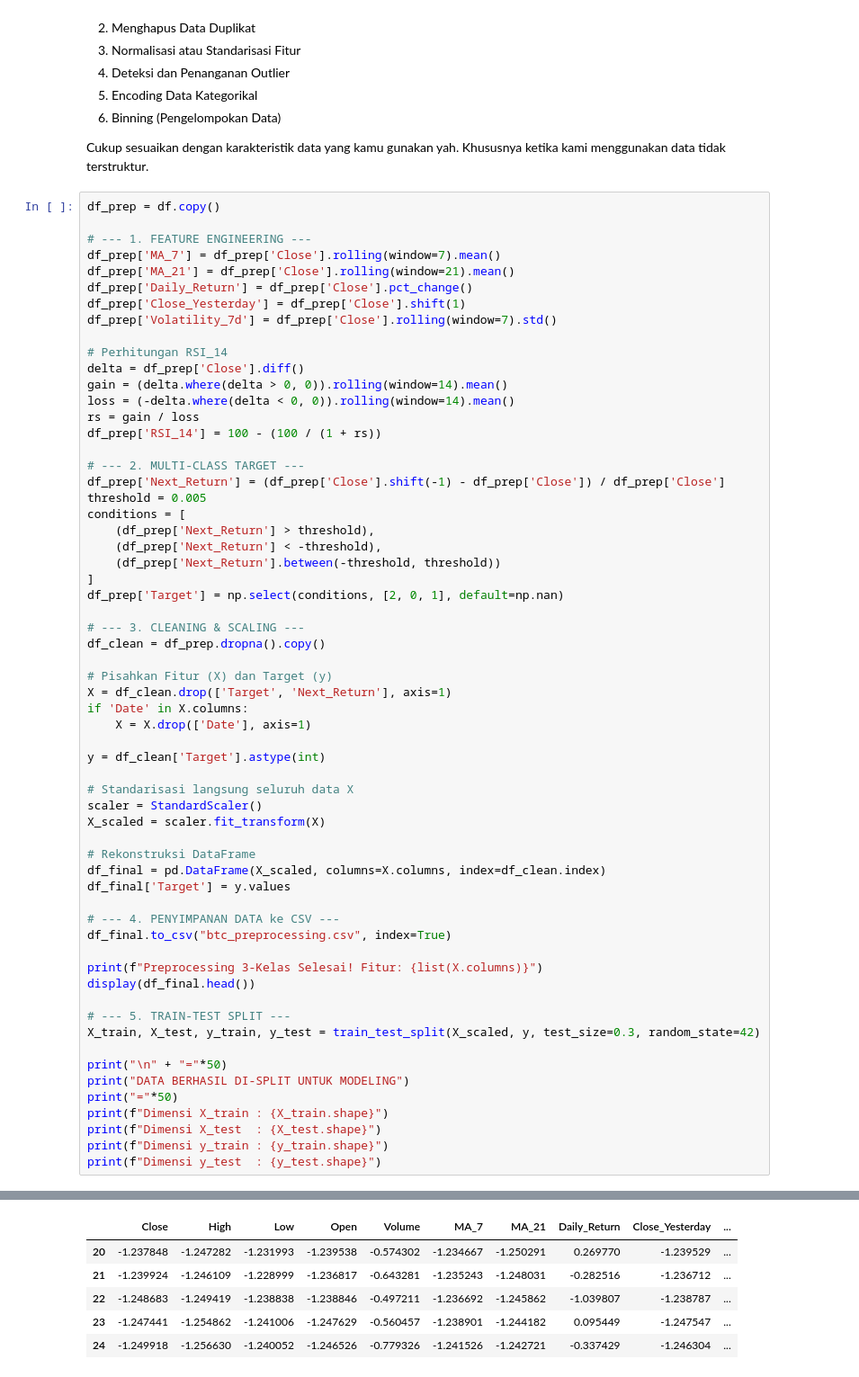
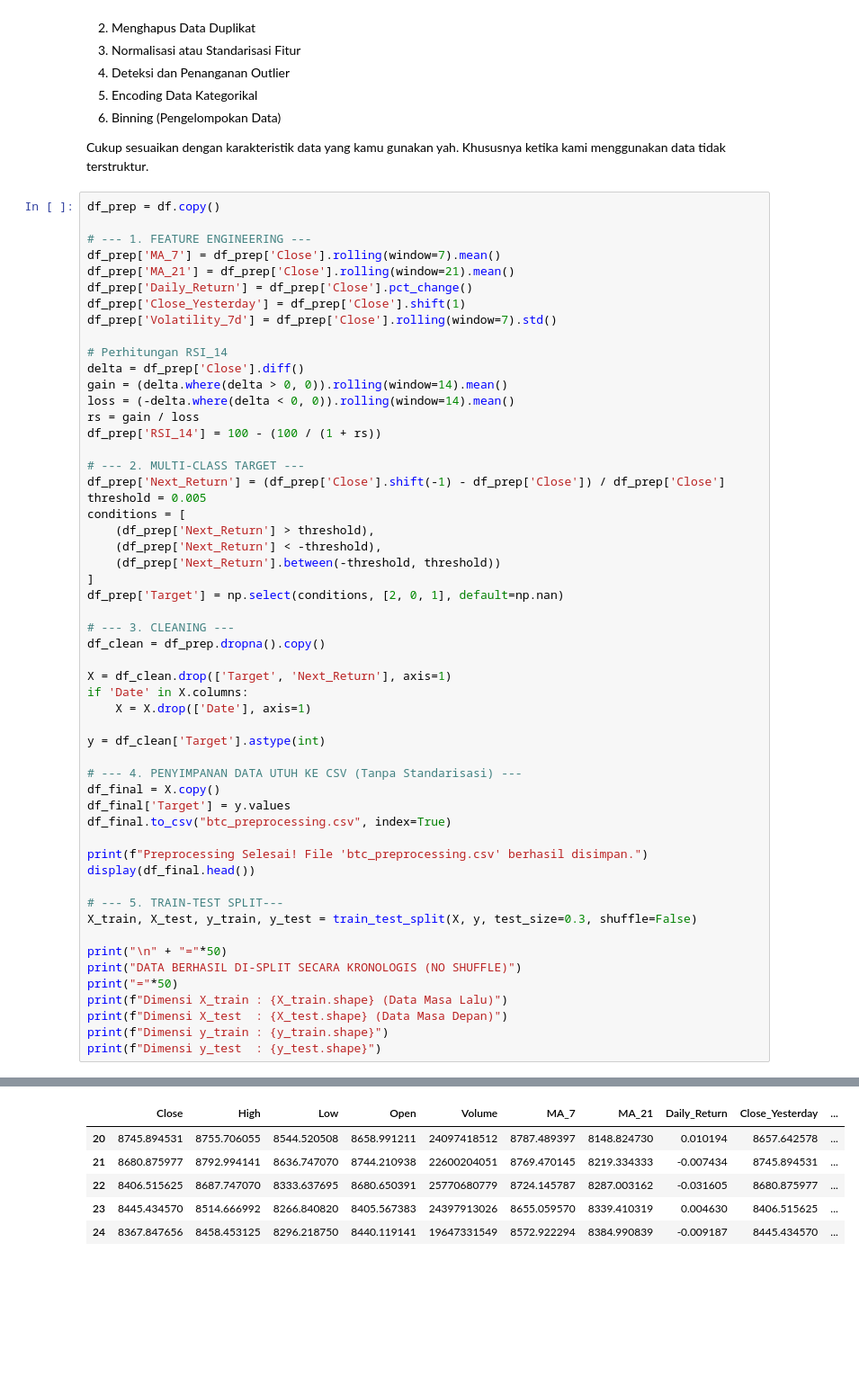
Before and after one commit to maisorpt/Eksperimen_SML_Budiman-Nurhadi, a Jupyter notebook: preprocessing/Eksperimen_MSML_Budiman_Nurhadi.ipynb, the cells around one changed output, grey strips where cells are left out. Shown at 90% size. Drawn from its saved outputs; the diff is of its cells as text; blank space fills up the shorter version.

Commit message:
fix scaler

```diff
--- a/preprocessing/Eksperimen_MSML_Budiman_Nurhadi.ipynb
+++ b/preprocessing/Eksperimen_MSML_Budiman_Nurhadi.ipynb
@@ -225,38 +225,31 @@ conditions = [
 ]
 df_prep['Target'] = np.select(conditions, [2, 0, 1], default=np.nan)
 
-# --- 3. CLEANING & SCALING ---
+# --- 3. CLEANING ---
 df_clean = df_prep.dropna().copy()
 
-# Pisahkan Fitur (X) dan Target (y)
 X = df_clean.drop(['Target', 'Next_Return'], axis=1)
 if 'Date' in X.columns:
     X = X.drop(['Date'], axis=1)
 
 y = df_clean['Target'].astype(int)
 
-# Standarisasi langsung seluruh data X
-scaler = StandardScaler()
-X_scaled = scaler.fit_transform(X)
-
-# Rekonstruksi DataFrame
-df_final = pd.DataFrame(X_scaled, columns=X.columns, index=df_clean.index)
+# --- 4. PENYIMPANAN DATA UTUH KE CSV (Tanpa Standarisasi) ---
+df_final = X.copy()
 df_final['Target'] = y.values
-
-# --- 4. PENYIMPANAN DATA ke CSV ---
 df_final.to_csv("btc_preprocessing.csv", index=True)
 
-print(f"Preprocessing 3-Kelas Selesai! Fitur: {list(X.columns)}")
+print(f"Preprocessing Selesai! File 'btc_preprocessing.csv' berhasil disimpan.")
 display(df_final.head())
 
-# --- 5. TRAIN-TEST SPLIT ---
-X_train, X_test, y_train, y_test = train_test_split(X_scaled, y, test_size=0.3, random_state=42)
+# --- 5. TRAIN-TEST SPLIT---
+X_train, X_test, y_train, y_test = train_test_split(X, y, test_size=0.3, shuffle=False)
 
 print("\n" + "="*50)
-print("DATA BERHASIL DI-SPLIT UNTUK MODELING")
+print("DATA BERHASIL DI-SPLIT SECARA KRONOLOGIS (NO SHUFFLE)")
 print("="*50)
-print(f"Dimensi X_train : {X_train.shape}")
-print(f"Dimensi X_test  : {X_test.shape}")
+print(f"Dimensi X_train : {X_train.shape} (Data Masa Lalu)")
+print(f"Dimensi X_test  : {X_test.shape} (Data Masa Depan)")
 print(f"Dimensi y_train : {y_train.shape}")
 print(f"Dimensi y_test  : {y_test.shape}")
 # %% [output]
@@ -264,7 +257,7 @@ Preprocessing 3-Kelas Selesai! Fitur: ['Close', 'High', 'Low', 'Open', 'Volume',
 |  | Close | High | Low | Open | Volume | MA_7 | MA_21 | Daily_Return | Close_Yesterday | ... |
-| 20 | -1.237848 | -1.247282 | -1.231993 | -1.239538 | -0.574302 | -1.234667 | -1.250291 | 0.269770 | -1.239529 | ... |
-| 21 | -1.239924 | -1.246109 | -1.228999 | -1.236817 | -0.643281 | -1.235243 | -1.248031 | -0.282516 | -1.236712 | ... |
-| 22 | -1.248683 | -1.249419 | -1.238838 | -1.238846 | -0.497211 | -1.236692 | -1.245862 | -1.039807 | -1.238787 | ... |
-| 23 | -1.247441 | -1.254862 | -1.241006 | -1.247629 | -0.560457 | -1.238901 | -1.244182 | 0.095449 | -1.247547 | ... |
-| 24 | -1.249918 | -1.256630 | -1.240052 | -1.246526 | -0.779326 | -1.241526 | -1.242721 | -0.337429 | -1.246304 | ... |
+| 20 | 8745.894531 | 8755.706055 | 8544.520508 | 8658.991211 | 24097418512 | 8787.489397 | 8148.824730 | 0.010194 | 8657.642578 | ... |
+| 21 | 8680.875977 | 8792.994141 | 8636.747070 | 8744.210938 | 22600204051 | 8769.470145 | 8219.334333 | -0.007434 | 8745.894531 | ... |
+| 22 | 8406.515625 | 8687.747070 | 8333.637695 | 8680.650391 | 25770680779 | 8724.145787 | 8287.003162 | -0.031605 | 8680.875977 | ... |
+| 23 | 8445.434570 | 8514.666992 | 8266.840820 | 8405.567383 | 24397913026 | 8655.059570 | 8339.410319 | 0.004630 | 8406.515625 | ... |
+| 24 | 8367.847656 | 8458.453125 | 8296.218750 | 8440.119141 | 19647331549 | 8572.922294 | 8384.990839 | -0.009187 | 8445.434570 | ... |
 ==================================================
```
Also changed, not shown: parts of 1 cell of this notebook, 2 other files.
